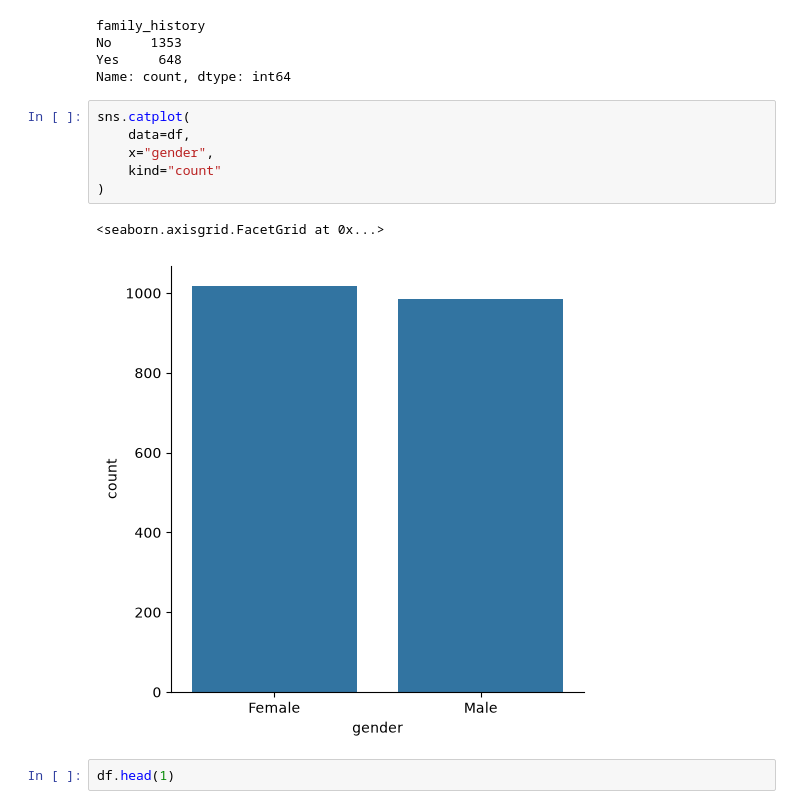
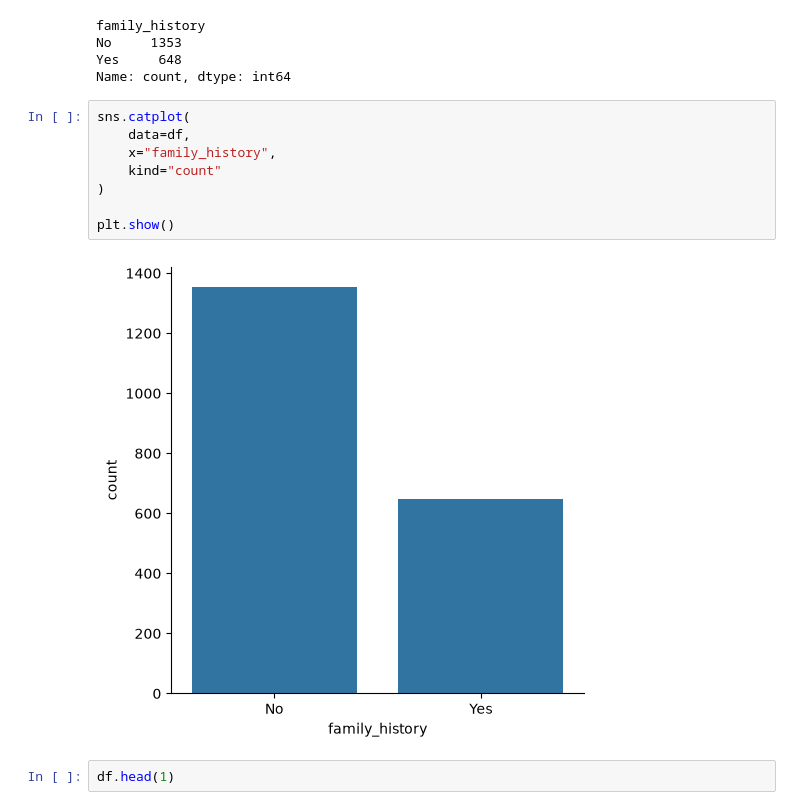
Before and after one commit to laxmanclinilaunch-hub/python-10-11am-, a Jupyter notebook: 2.EDA/EDA_project.ipynb, the cells around one changed output. Drawn from its saved outputs; the diff is of its cells as text.

```diff
--- a/2.EDA/EDA_project.ipynb
+++ b/2.EDA/EDA_project.ipynb
@@ -864,12 +821,13 @@ Name: count, dtype: int64
 # %%
 sns.catplot(
     data=df,
-    x="gender",
+    x="family_history",
     kind="count"
 )
+
+plt.show()
 # %% [output]
-<seaborn.axisgrid.FacetGrid at 0x...>
-[figure, old version]
+[figure, new version]
 # %%
 df.head(1)
 # %% [output]
```
Also changed, not shown: parts of 25 cells of this notebook, 1 other file.
